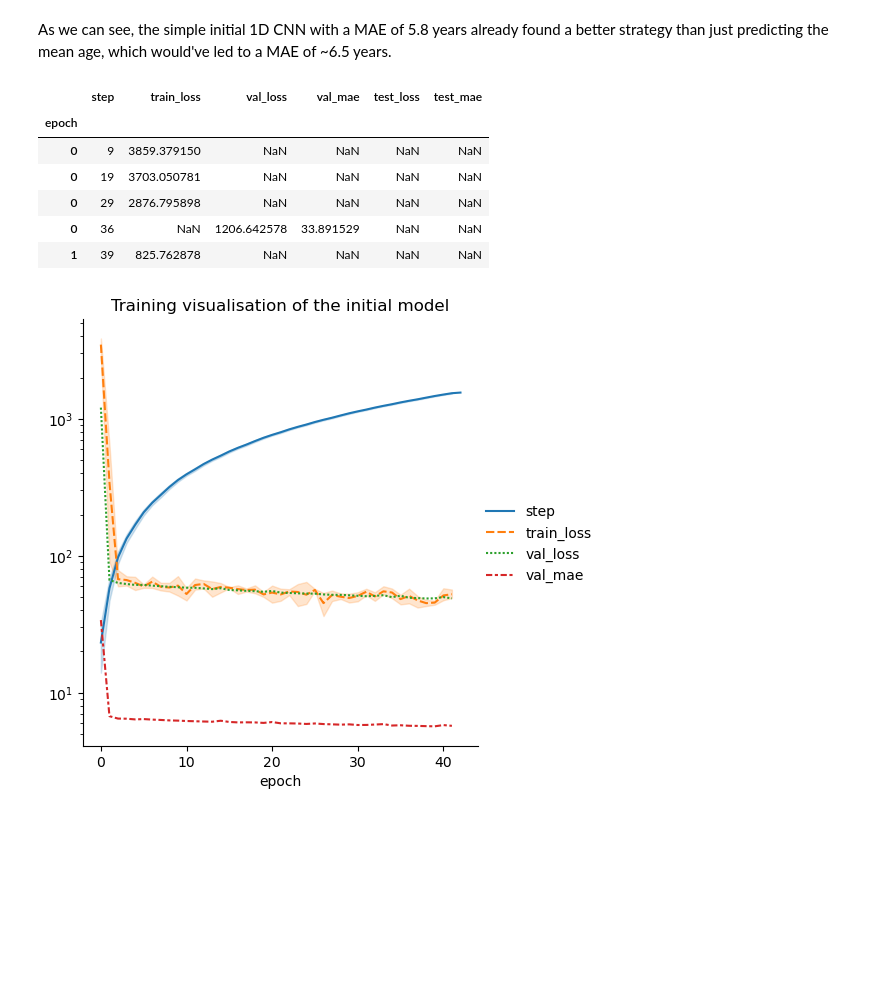
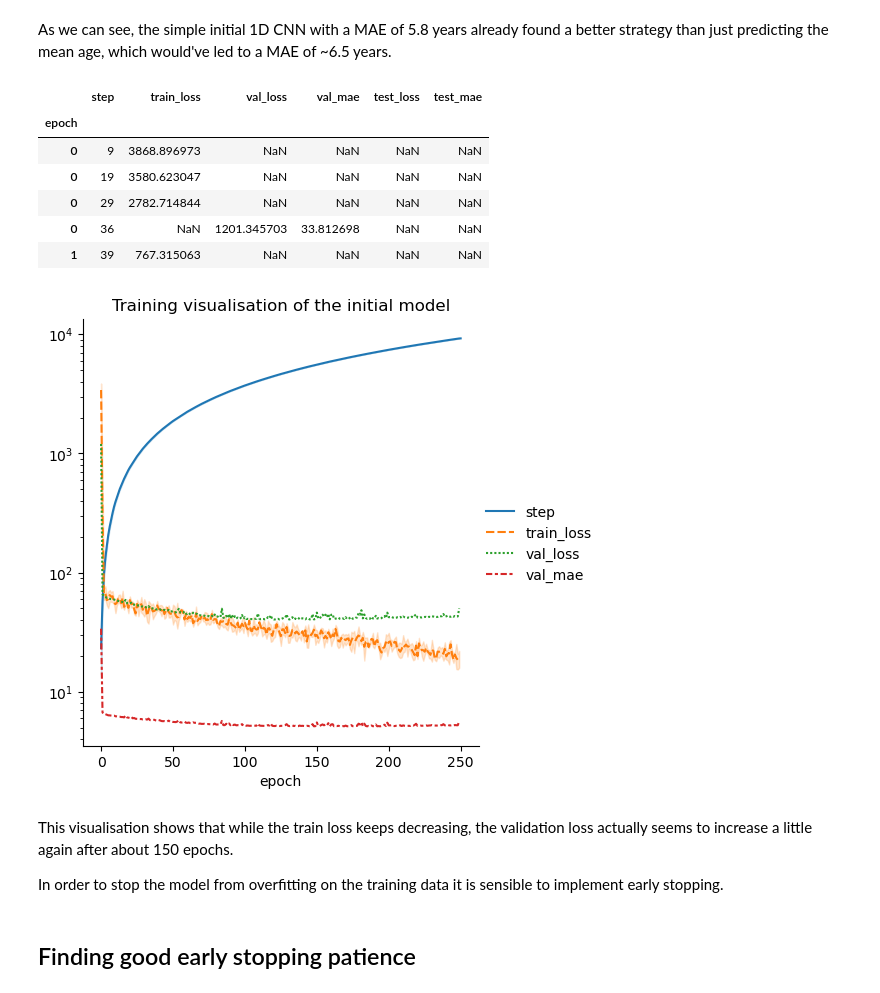
Before and after one commit to laura-riedel/IM, a Jupyter notebook: src/ICA25 - 1D CNN initial.ipynb, the cells around one changed output. Saved outputs shown, nothing was run; the diff lists cells and outputs as text; code cells hidden in the pictures; blank space fills up the shorter version.

Commit message:
Fix reproducibility issue, run initial 1D CNN model again

```diff
--- a/src/ICA25 - 1D CNN initial.ipynb
+++ b/src/ICA25 - 1D CNN initial.ipynb
@@ -159,0 +170,3 @@ cuda02                      Thu Jun  1 14:37:36 2023  470.182.03
+# %%
+# define logging path
+path = '../tracking/reproducibility/'
@@ -214,0 +347,35 @@ LOCAL_RANK: 0 - CUDA_VISIBLE_DEVICES: [0,1,2,3]
+# %%
+# define logging path
+path = '../tracking/ICA25/Initial1DCNN/'
+# initialise model
+simple_CNN = ukbb_ica_models.simple1DCNN()
+
+# initialise logger
+logger = CSVLogger(save_dir=path, name='Logs')
+
+# set callbacks
+# no early stopping for first try
+
+checkpoint = ModelCheckpoint(dirpath=path+'Checkpoint/',
+                             filename='models-{epoch:02d}-{val_loss:.2f}',
+                             monitor='val_loss',
+                             save_top_k=1,
+                             mode='min')
+
+# initialise trainer
+trainer = pl.Trainer(accelerator='gpu',
+                     devices=[1],
+                     max_epochs=250, # set a relatively high number to find out good patience
+                     logger=logger,
+                     log_every_n_steps=10,
+                     callbacks=[checkpoint], #early_stopping,
+                     deterministic=True)
+
+# initialise DataModule
+data = ukbb_data.UKBBDataModule(ukbb_dir)
+
+# train model
+trainer.fit(simple_CNN, datamodule=data)
+
+# save info on which data was used + what the train/val/test split was
+utils.save_data_info(path=path, datamodule=data)
@@ -245,14 +430,20 @@ np.mean(abs(train_ages.mean()-test_ages))
 # %% [markdown]
 As we can see, the simple initial 1D CNN with a MAE of 5.8 years already found a better strategy than just predicting the mean age, which would've led to a MAE of ~6.5 years.
 # %%
-metrics = utils.get_metrics(trainer, show=True)
+metrics = utils.get_current_metrics(trainer, show=True)
 utils.plot_training(data=metrics, title='Training visualisation of the initial model')
 # %% [output]
 |  | step | train_loss | val_loss | val_mae | test_loss | test_mae |
 | epoch |  |  |  |  |  |  |
-| 0 | 9 | 3859.379150 | NaN | NaN | NaN | NaN |
-| 0 | 19 | 3703.050781 | NaN | NaN | NaN | NaN |
-| 0 | 29 | 2876.795898 | NaN | NaN | NaN | NaN |
-| 0 | 36 | NaN | 1206.642578 | 33.891529 | NaN | NaN |
-| 1 | 39 | 825.762878 | NaN | NaN | NaN | NaN |
+| 0 | 9 | 3868.896973 | NaN | NaN | NaN | NaN |
+| 0 | 19 | 3580.623047 | NaN | NaN | NaN | NaN |
+| 0 | 29 | 2782.714844 | NaN | NaN | NaN | NaN |
+| 0 | 36 | NaN | 1201.345703 | 33.812698 | NaN | NaN |
+| 1 | 39 | 767.315063 | NaN | NaN | NaN | NaN |
-[figure, old version]
+[figure, new version]
+# %% [markdown]
+This visualisation shows that while the train loss keeps decreasing, the validation loss actually seems to increase a little again after about 150 epochs.
+
+In order to stop the model from overfitting on the training data it is sensible to implement early stopping.
+# %% [markdown]
+## Finding good early stopping patience
```
Also changed, not shown: parts of 20 cells of this notebook, 56 other files.
